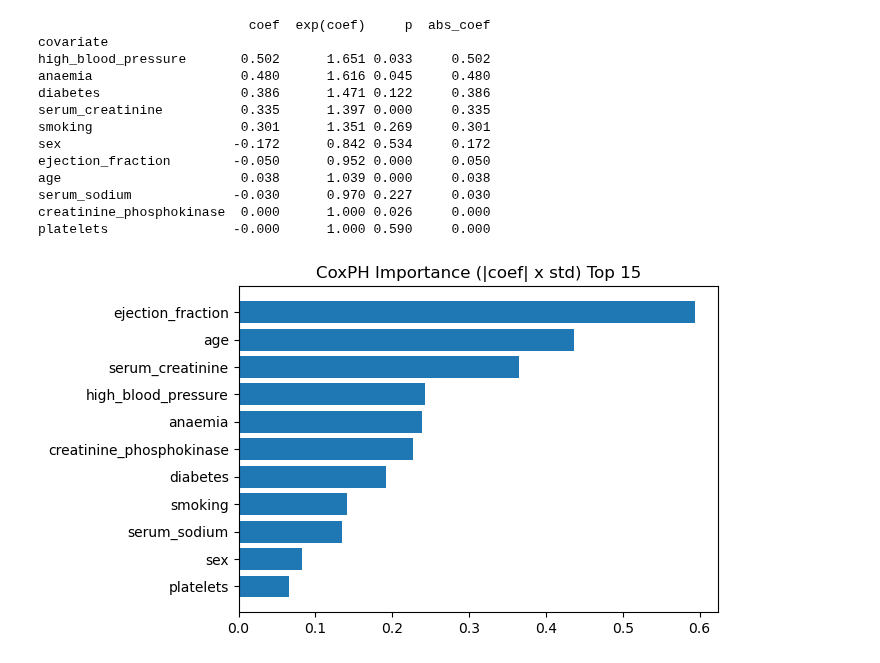
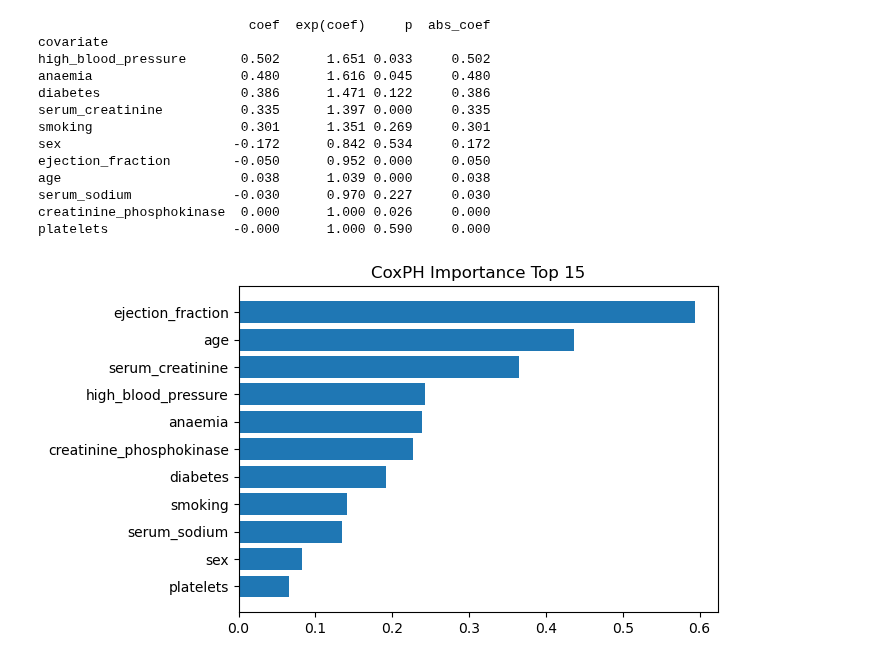
Before and after one commit to oracleaistudy/yejin-moon, a Jupyter notebook: ML_Project.ipynb, the cells around one changed output. Drawn from its saved outputs; the diff is of its cells as text; code cells hidden in the pictures.

```diff
--- a/ML_Project.ipynb
+++ b/ML_Project.ipynb
@@ -1290,24 +1290,24 @@ platelets                -0.000      1.000 0.590     0.000
 # %%
 # train_cox: duration/event 포함한 학습 데이터프레임
 # (너는 train_cox 만들었었지: features + time + DEATH_EVENT)
 
 features = [c for c in train_cox.columns if c not in ["time", "DEATH_EVENT"]]
 
 X_feat = train_cox[features].copy()
 std = X_feat.std().replace(0, 1)
 
 cox_imp = pd.DataFrame({
     "feature": features,
     "coef": cph.params_.loc[features].values,
 })
 cox_imp["std"] = std.values
 cox_imp["std_coef"] = (cox_imp["coef"] * cox_imp["std"]).abs()  # 표준편차 1 증가 시 영향 크기
 cox_imp = cox_imp.sort_values("std_coef", ascending=False)
 
 plt.figure(figsize=(7,4))
 plt.barh(cox_imp["feature"].head(15)[::-1], cox_imp["std_coef"].head(15)[::-1])
-plt.title("CoxPH Importance (|coef| x std) Top 15")
+plt.title("CoxPH Importance Top 15")
 plt.tight_layout()
 plt.show()
 # %% [output]
-[figure, old version]
+[figure, new version]
```
